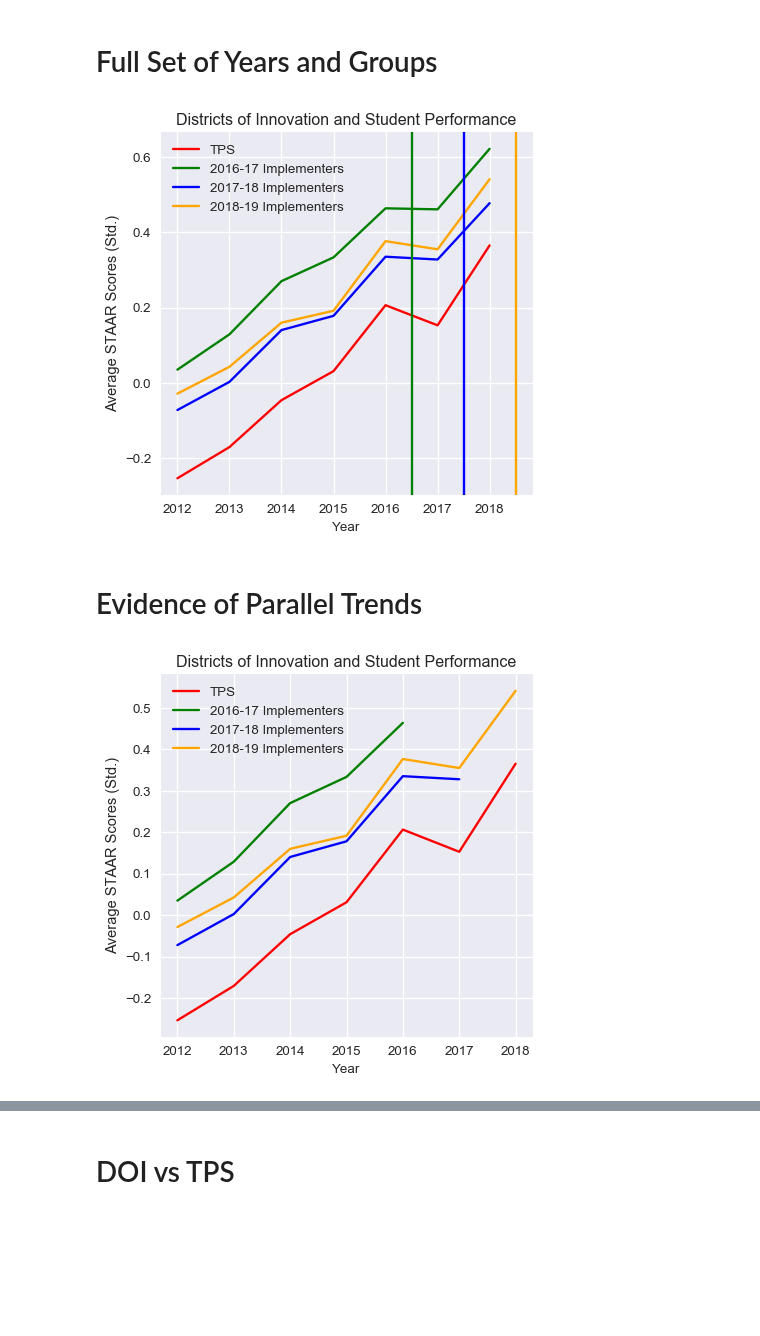
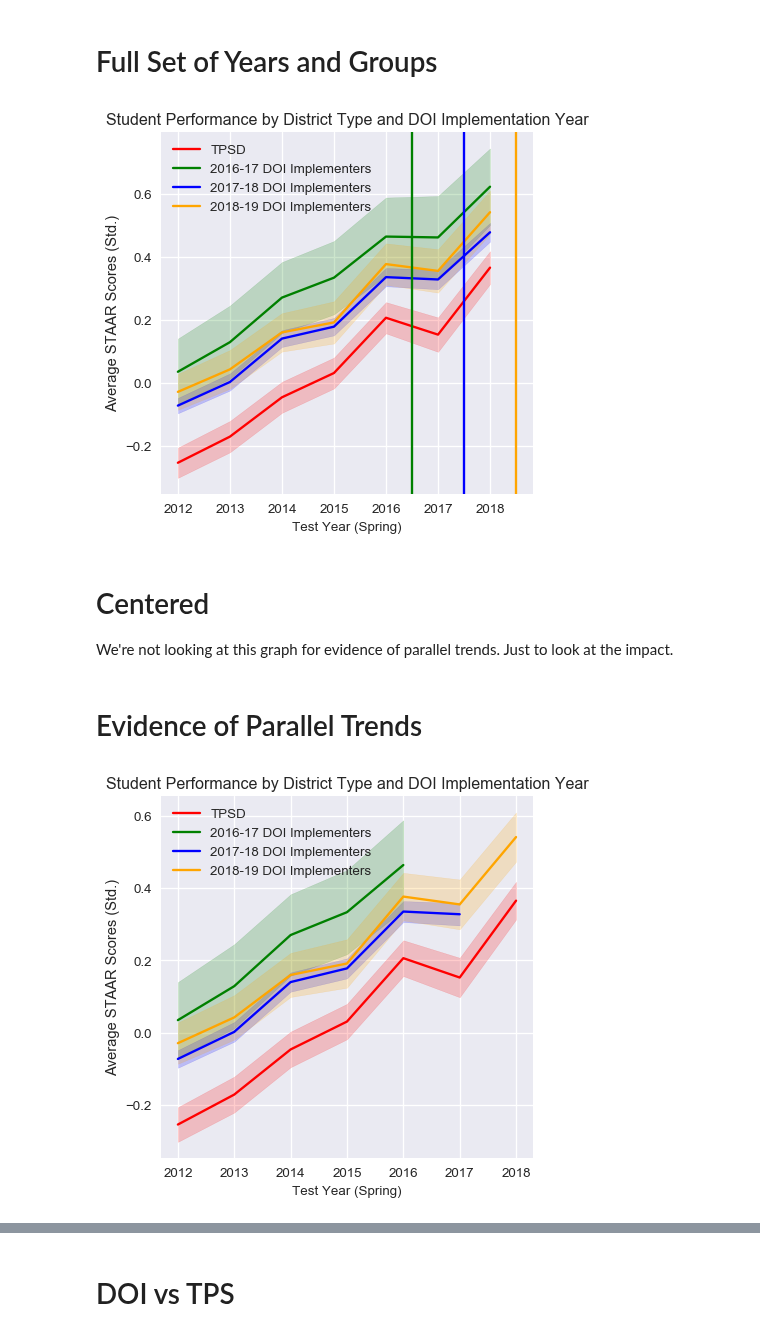
Before and after one commit to KylieLAnglin/dofis, a Jupyter notebook: analysis/causal/graphs_trends.ipynb, the cells around one changed output, grey strips where cells are left out. Cells and saved outputs as stored; diff of their text form; code cells hidden in the pictures; blank space fills up the shorter version.

Commit message:
AEFP tables

```diff
--- a/analysis/causal/graphs_trends.ipynb
+++ b/analysis/causal/graphs_trends.ipynb
@@ -9,8 +9,8 @@ import statsmodels.formula.api as smf
 from scipy import stats
 # %%
 data_path = '/Users/kylieleblancKylie/domino/dofis/data/'
-table_path = '/Users/kylieleblancKylie/domino/dofis/results/descriptive/'
+table_path = '/Users/kylieleblancKylie/domino/dofis/results/impact/'
 data = pd.read_csv(os.path.join(data_path, 'clean', 'cits_match.csv'),
                   sep=",", low_memory=False)
-data[['distname', 'year', 'doi_year', 'treat', 'doi_year_centered', 'students_hisp', 'students_num']][data.doi == False].head()
+data[['distname', 'year', 'doi_year', 'treat', 'year_centered', 'students_hisp', 'students_num']][data.doi == True].head()
 # %% [output]
@@ -41,0 +42,2 @@ Name: doi_year, dtype: int64
+# %%
+df = pd.DataFrame(data.groupby(['year']).agg({'avescores': 'mean'})).reset_index()
@@ -58,0 +63,12 @@ df_treat2018
+# %%
+def create_group_df(df):
+    new_df = pd.DataFrame(df.groupby(['year']).agg({'avescores': ['mean', 'sem']}))
+    new_df = new_df.rename(columns = {'mean': 'score_mean', 'sem': 'score_se'})
+    new_df['ub'] = new_df['avescores']['score_mean'] + new_df['avescores']['score_se']
+    new_df['lb'] = new_df['avescores']['score_mean'] - new_df['avescores']['score_se']
+    return new_df
+df_control = create_group_df(data[data.doi == False])
+df_treat2016 = create_group_df(data[data.doi_year == 2016])
+df_treat2017 = create_group_df(data[data.doi_year == 2017])
+df_treat2018 = create_group_df(data[data.doi_year == 2018])
+df_control
@@ -61,29 +88,40 @@ df_treat2018
 # %%
 plt.style.use('seaborn')
 my_dpi=96
 plt.figure(figsize=(480/my_dpi, 480/my_dpi), dpi=my_dpi)
 
 # Pre
-plt.plot(df_control.year, df_control.avescores, color = 'red', label = 'TPS')
-plt.plot(df_treat2016.year, df_treat2016.avescores, color = 'green', label = '2016-17 Implementers')
-plt.plot(df_treat2017.year, df_treat2017.avescores, color = 'blue', label = '2017-18 Implementers')
-plt.plot(df_treat2018.year, df_treat2018.avescores, color = 'orange', label = '2018-19 Implementers')
+plt.plot(df_control.index, df_control['avescores']['score_mean'], color = 'red', label = 'TPSD')
+plt.plot(df_treat2016.index, df_treat2016['avescores']['score_mean'], color = 'green', label = '2016-17 DOI Implementers')
+plt.plot(df_treat2017.index, df_treat2017['avescores']['score_mean'], color = 'blue', label = '2017-18 DOI Implementers')
+plt.plot(df_treat2018.index, df_treat2018['avescores']['score_mean'], color = 'orange', label = '2018-19 DOI Implementers')
+
+plt.legend()
+
+
+plt.fill_between(df_control.index, df_control.lb, df_control.ub, color = 'red', alpha = .2)
+plt.fill_between(df_treat2016.index, df_treat2016.lb, df_treat2016.ub, color = 'green', alpha = .2)
+plt.fill_between(df_treat2017.index, df_treat2017.lb, df_treat2017.ub, color = 'blue', alpha = .2)
+plt.fill_between(df_treat2018.index, df_treat2018.lb, df_treat2018.ub, color = 'orange', alpha = .2)
 
 plt.axvline(x = 2016.5, color = 'green')
 plt.axvline(x = 2017.5, color = 'blue')
 plt.axvline(x = 2018.5, color = 'orange')
 
-plt.legend()
 
 
 plt.ylabel('Average STAAR Scores (Std.)')
-plt.title('Districts of Innovation and Student Performance')
-plt.xlabel('Year', size = 'medium')
+plt.title('Student Performance by District Type and DOI Implementation Year')
+plt.xlabel('Test Year (Spring)', size = 'medium')
 
 
+plt.savefig(table_path + 'all districts and dates.png', dpi = 600, bbox_inches="tight")
 plt.show()
 # %% [output]
-[figure, old version]
+[figure, new version]
+# %% [markdown]
+# Centered
+We're not looking at this graph for evidence of parallel trends. Just to look at the impact.
 # %% [markdown]
 # Evidence of Parallel Trends
 # %%
@@ -92,21 +130,25 @@ my_dpi=96
 plt.figure(figsize=(480/my_dpi, 480/my_dpi), dpi=my_dpi)
 
 # Pre
-plt.plot(df_control.year, df_control.avescores, color = 'red', label = 'TPS')
-plt.plot(df_treat2016[df_treat2016.year <= 2016].year, df_treat2016[df_treat2016.year <= 2016].avescores, color = 'green', label = '2016-17 Implementers')
-plt.plot(df_treat2017[df_treat2017.year <= 2017].year, df_treat2017[df_treat2017.year <= 2017].avescores, color = 'blue', label = '2017-18 Implementers')
-plt.plot(df_treat2018[df_treat2018.year <= 2018].year, df_treat2018[df_treat2018.year <= 2018].avescores, color = 'orange', label = '2018-19 Implementers')
+plt.plot(df_control.index, df_control['avescores']['score_mean'], color = 'red', label = 'TPSD')
+plt.plot(df_treat2016[df_treat2016.index <= 2016].index, df_treat2016[df_treat2016.index <= 2016]['avescores']['score_mean'], color = 'green', label = '2016-17 DOI Implementers')
+plt.plot(df_treat2017[df_treat2017.index <= 2017].index, df_treat2017[df_treat2017.index <= 2017]['avescores']['score_mean'], color = 'blue', label = '2017-18 DOI Implementers')
+plt.plot(df_treat2018[df_treat2018.index <= 2018].index, df_treat2018[df_treat2018.index <= 2018]['avescores']['score_mean'], color = 'orange', label = '2018-19 DOI Implementers')
 
 plt.legend()
 
+plt.fill_between(df_control.index, df_control.lb, df_control.ub, color = 'red', alpha = .2)
+plt.fill_between(df_treat2016[df_treat2016.index <= 2016].index, df_treat2016[df_treat2016.index <= 2016].lb, df_treat2016[df_treat2016.index <= 2016].ub, color = 'green', alpha = .2)
+plt.fill_between(df_treat2017[df_treat2017.index <= 2017].index, df_treat2017[df_treat2017.index <= 2017].lb, df_treat2017[df_treat2017.index <= 2017].ub, color = 'blue', alpha = .2)
+plt.fill_between(df_treat2018[df_treat2018.index <= 2018].index, df_treat2018[df_treat2018.index <= 2018].lb, df_treat2018[df_treat2018.index <= 2018].ub, color = 'orange', alpha = .2)
 
 
 plt.ylabel('Average STAAR Scores (Std.)')
-plt.title('Districts of Innovation and Student Performance')
-plt.xlabel('Year', size = 'medium')
+plt.title('Student Performance by District Type and DOI Implementation Year')
+plt.xlabel('Test Year (Spring)', size = 'medium')
 
-#plt.savefig(table_path + 'CITS.png', bbox_inches="tight")
+plt.savefig(table_path + 'parallel_trends_by_adoption.png', bbox_inches="tight")
 
 plt.show()
 # %% [output]
-[figure, old version]
+[figure, new version]
```
Also changed, not shown: parts of 12 cells of this notebook, 7 other files.
